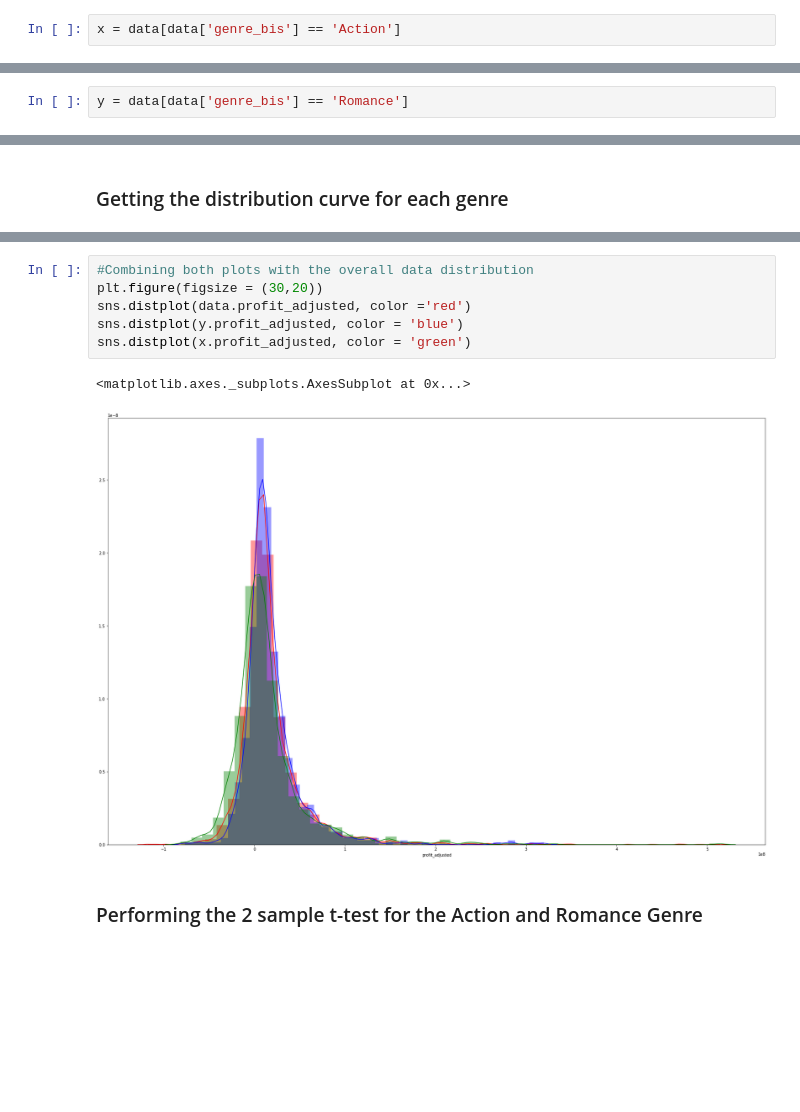
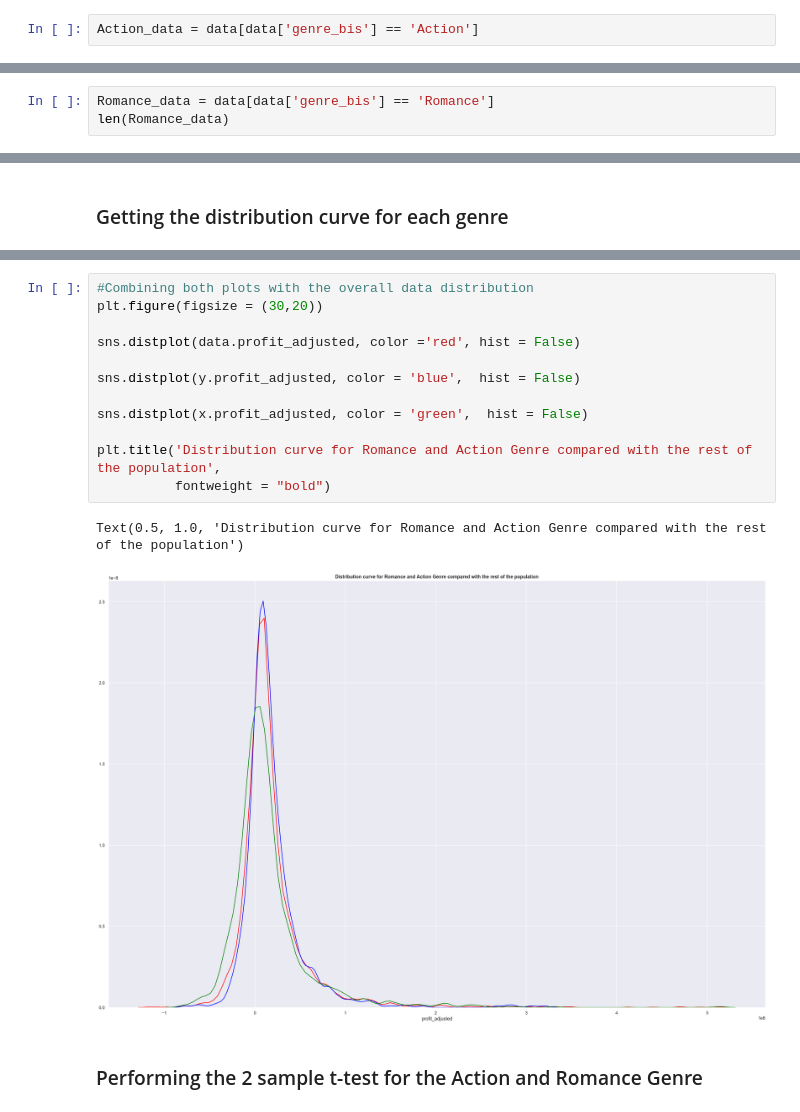
Before and after one commit to Abhiolar/IMDB, a Jupyter notebook: HYPOTHESIS TESTING 1 AND 2.ipynb, the cells around one changed output, grey strips where cells are left out. Cells and saved outputs as stored; diff of their text form; blank space fills up the shorter version.

```diff
--- a/HYPOTHESIS TESTING 1 AND 2.ipynb
+++ b/HYPOTHESIS TESTING 1 AND 2.ipynb
@@ -77,4 +84,4 @@ data[data['profit'] == -186921900.0]
 # %% [markdown]
 ### SUBSET GENRE ACTION AND ROMANCE
 # %%
-x = data[data['genre_bis'] == 'Action']
+Action_data = data[data['genre_bis'] == 'Action']
@@ -81,2 +92,3 @@ x = data[data['genre_bis'] == 'Action']
 # %%
-y = data[data['genre_bis'] == 'Romance']
+Romance_data = data[data['genre_bis'] == 'Romance']
+len(Romance_data)
@@ -109,12 +136,18 @@ The var for genre Romance is : 1219538676839044.8
 # %%
 #Combining both plots with the overall data distribution
 plt.figure(figsize = (30,20))
-sns.distplot(data.profit_adjusted, color ='red')
-sns.distplot(y.profit_adjusted, color = 'blue')
-sns.distplot(x.profit_adjusted, color = 'green')
+
+sns.distplot(data.profit_adjusted, color ='red', hist = False)
+
+sns.distplot(y.profit_adjusted, color = 'blue',  hist = False)
+
+sns.distplot(x.profit_adjusted, color = 'green',  hist = False)
+
+plt.title('Distribution curve for Romance and Action Genre compared with the rest of the population',
+          fontweight = "bold")
 # %% [output]
-<matplotlib.axes._subplots.AxesSubplot at 0x...>
+Text(0.5, 1.0, 'Distribution curve for Romance and Action Genre compared with the rest of the population')
-[figure, old version]
+[figure, new version]
 # %% [markdown]
 ### Performing the 2 sample t-test for the Action and Romance Genre
 # %%
```
Also changed, not shown: parts of 54 cells of this notebook.
